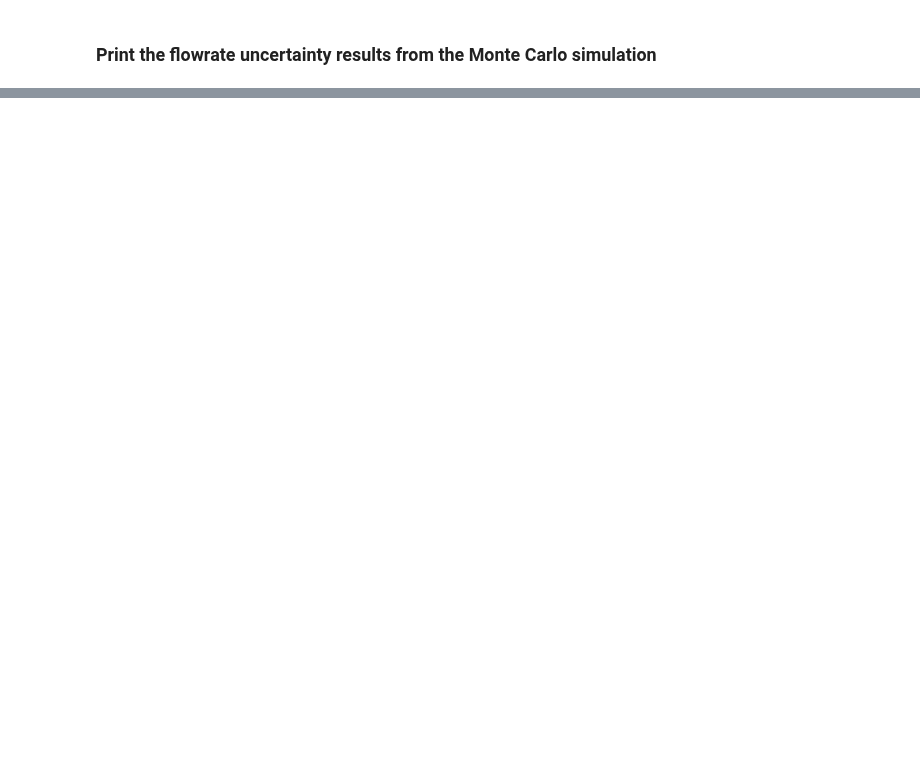
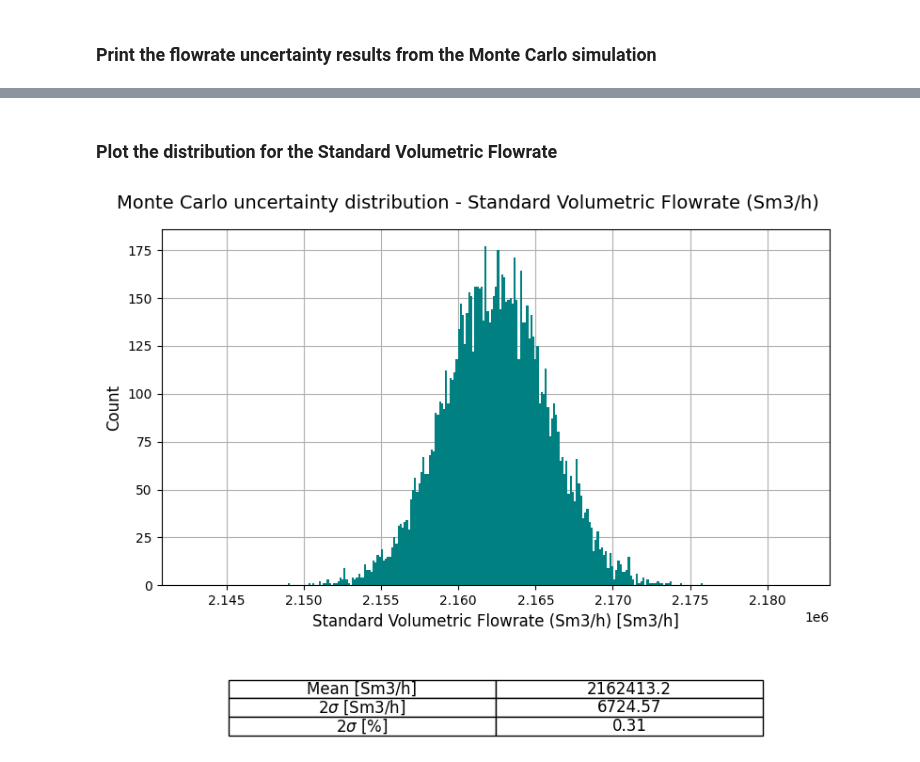
Before and after one commit to equinor/uncertaintylib, a Jupyter notebook: examples/example_06/example_06.ipynb, the cells around one changed output, grey strips where cells are left out. Saved outputs shown, nothing was run; the diff lists cells and outputs as text; code cells hidden in the pictures; blank space fills up the shorter version.

```diff
--- a/examples/example_06/example_06.ipynb
+++ b/examples/example_06/example_06.ipynb
@@ -232,0 +296,13 @@ Mass Flowrate: 1,661,691.5 kg/h ± 0.53 % (k=2)
+# %% [markdown]
+### Plot the distribution for the Standard Volumetric Flowrate
+# %%
+fig2 = plot_functions.montecarlo_property_plot_and_table(
+    data=monte_carlo_results,
+    property_id='USM_volflow_std',
+    xlim=[-1,1],
+    property_name='Standard Volumetric Flowrate (Sm3/h)',
+    property_unit='Sm3/h',
+    round_props={'mean': 1, 'std': 2, 'stdperc': 2}
+)
+# %% [output]
+[figure, added]
```
Also changed, not shown: parts of 9 cells of this notebook.
